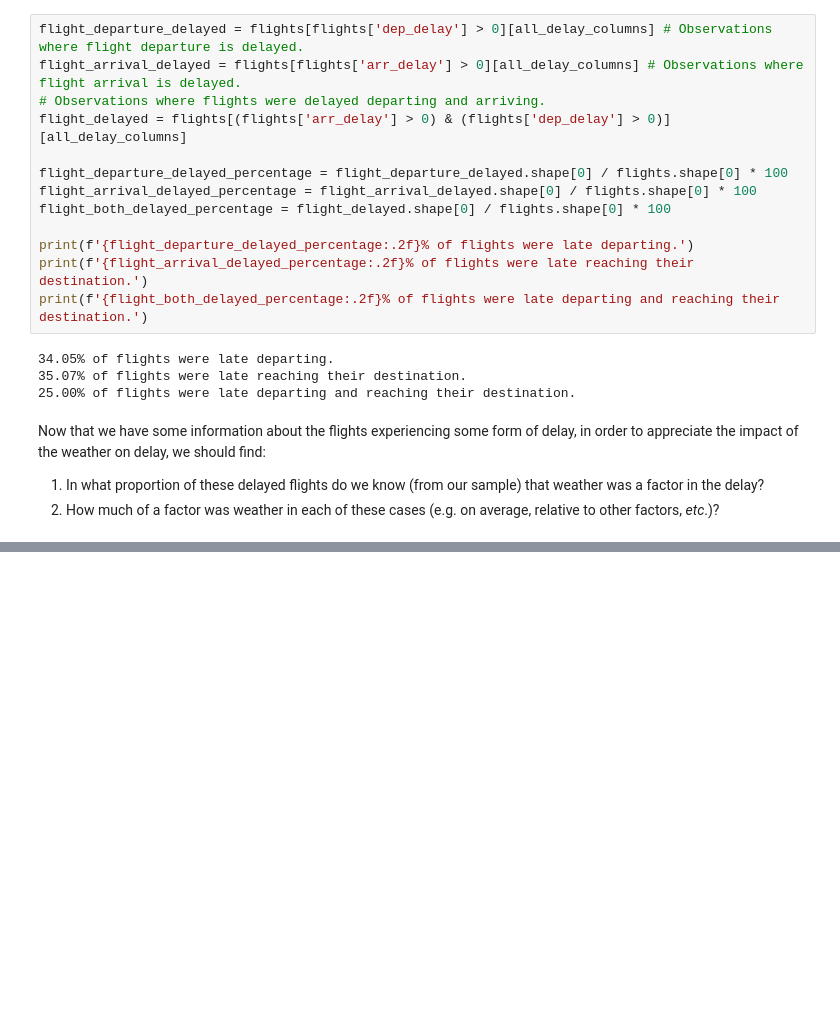
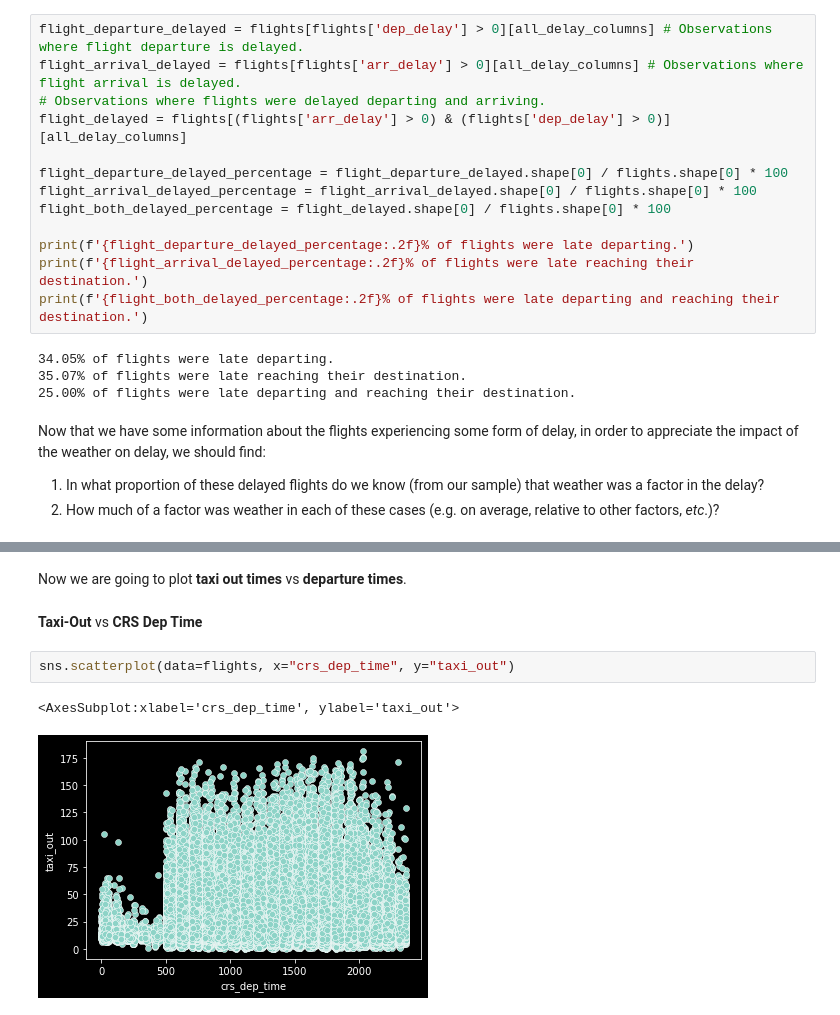
Before and after one commit to jsilke/flight-delay-prediction, a Jupyter notebook: Exploration/recommended_exploration.ipynb, the cells around one changed output, grey strips where cells are left out. Cells and saved outputs as stored; diff of their text form; blank space fills up the shorter version.

```diff
--- a/Exploration/recommended_exploration.ipynb
+++ b/Exploration/recommended_exploration.ipynb
@@ -361,0 +382,9 @@ Now that we have some information about the flights experiencing some form of de
+# %% [markdown]
+Now we are going to plot **taxi out times** vs **departure times**.
+# %% [markdown]
+**Taxi-Out** vs **CRS Dep Time**
+# %%
+sns.scatterplot(data=flights, x="crs_dep_time", y="taxi_out")
+# %% [output]
+<AxesSubplot:xlabel='crs_dep_time', ylabel='taxi_out'>
+[figure, added]
```
Also changed, not shown: parts of 14 cells of this notebook, 1 other file.
